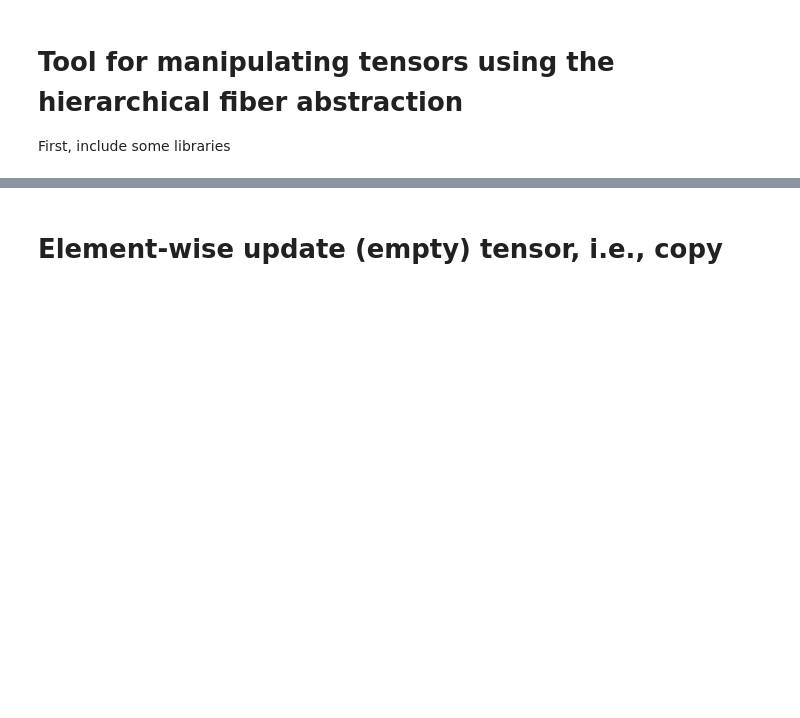
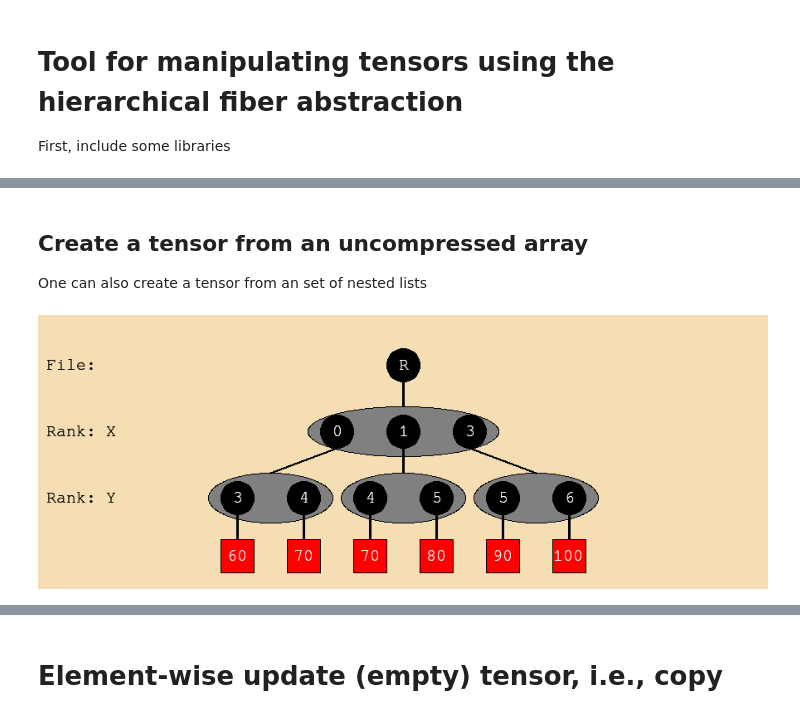
Before and after one commit to Fibertree-Project/fibertree, a Jupyter notebook: examples/ipython/fibertree.ipynb, the cells around one changed output, grey strips where cells are left out. Drawn from its saved outputs; the diff is of its cells as text; code cells hidden in the pictures; blank space fills up the shorter version.

```diff
--- a/examples/ipython/fibertree.ipynb
+++ b/examples/ipython/fibertree.ipynb
@@ -29,0 +93,15 @@ displayTensor(a)
+# %% [markdown]
+## Create a tensor from an uncompressed array
+
+One can also create a tensor from an set of nested lists
+# %%
+b_data = [[0, 0, 0, 60, 70, 0, 0, 0],
+          [0, 0, 0, 0, 70, 80, 0, 0],
+          [0, 0, 0, 0, 0, 0, 0, 0],
+          [0, 0, 0, 0, 0, 90, 100]]
+
+b = Tensor.fromUncompressed(["X", "Y"], b_data)
+
+displayTensor(b)
+# %% [output]
+[figure, added]
```
Also changed, not shown: parts of 10 cells of this notebook.
